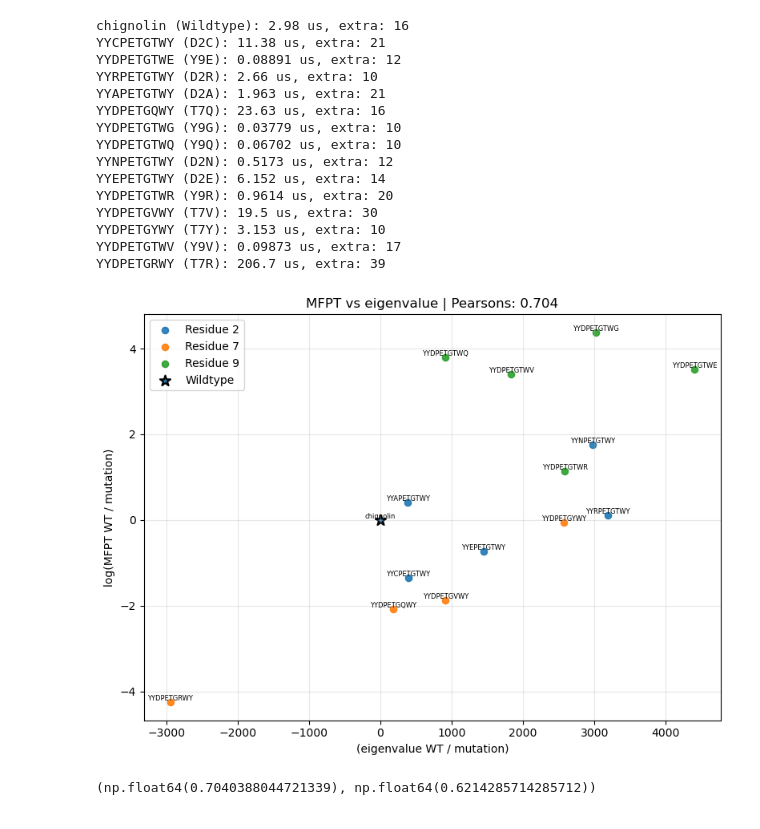
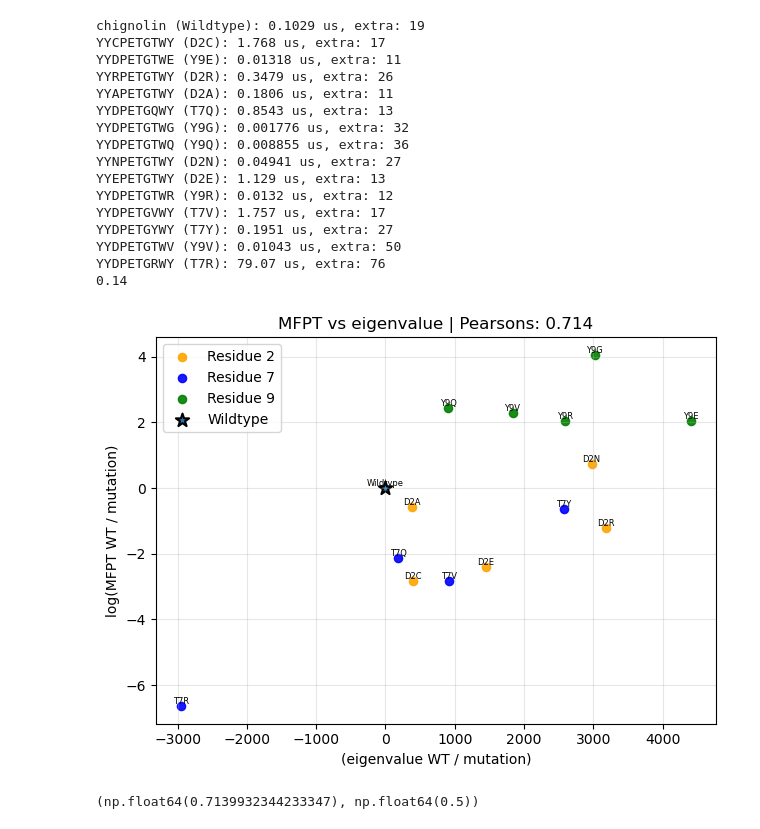
Before and after one commit to MendelsResearchGroup/guiding-peptide-kinetics, a Jupyter notebook: src/fpt.ipynb, the cells around one changed output. Drawn from its saved outputs; the diff is of its cells as text; code cells hidden in the pictures.

```diff
--- a/src/fpt.ipynb
+++ b/src/fpt.ipynb
@@ -137,70 +146,66 @@ def plot_mfpt_corr(df, prop_col, wt_label='Wildtype', group_col='residue_idx',
 
     res_keys = sorted(int(k) for k in df[group_col].dropna().unique())
     res_colors = color_map(res_keys) if 'color_map' in globals() else {k: None for k in res_keys}
-
-    plt.figure(figsize=(8, 6))
-
-    if annotate:
-        for xv, yv, name in zip(x_all[mask], y_all[mask], df.loc[mask, 'long'].to_numpy()):
-            plt.text(xv, yv, name, fontsize=6, ha='center', va='bottom')
+    res_colors[2] = 'orange'
+    res_colors[7] = 'blue'
+    res_colors[9] = 'green'
+    for xv, yv, name in zip(x_all[mask], y_all[mask], df.index.to_numpy()):
+        plt.text(xv, yv, name, fontsize=6, ha='center', va='bottom')
 
     for k in res_keys:
         sub = df[df[group_col] == k]
         x = ratio_or_raw(wt_prop, sub[prop_col].to_numpy(), log_prop)
         y = np.log(wt_mfpt / sub['mfpt'].to_numpy())
         plt.scatter(x, y, label=f"Residue {k}", s=35, alpha=0.9, c=res_colors.get(k))
 
     if not pd.isna(wt_prop):
         plt.scatter(0 if log_prop else wt_prop, 0, s=100, marker='*',
                     edgecolors='k', linewidths=1.5, label=wt_label)
 
     xlabel = (f'({prop_col} WT / mutation)'
               if log_prop and not pd.isna(wt_prop)
               else prop_col)
     plt.xlabel(xlabel)
     plt.ylabel('log(MFPT WT / mutation)')
     t = f" | Th={th:.3g}" if th is not None else ""
     plt.title(f"MFPT vs {prop_col} | Pearsons: {pearson:.3g}")
     plt.legend()
     plt.grid(True, alpha=0.3)
     plt.tight_layout()
     plt.show()
 
     return pearson, spearman
 
 
 with open("../data/mfpt-pace=25000.pkl", "rb") as f:
     all_mfpt = pickle.load(f)
 
+thresholds = np.array(list(all_mfpt['chignolin'].keys()))
 sample_size = 200
-th = thresholds[0]
+th = thresholds[1]
+
 df = collect_df(all_mfpt, th, sample_size)
-
+print(th)
 plot_mfpt_corr(df, 'eigenvalue', annotate=True)
-# plot_mfpt_corr(df, 'dot', annotate=True)
-# plot_mfpt_corr(df, 'avg_change_diff', annotate=True)
-# plot_mfpt_corr(df, 'cov_dot_product_folded', annotate=True)
-# plot_mfpt_corr(df, 'cov_dot_product_unfolded', annotate=True)
-# plot_mfpt_corr(df, 'diagonal_cov_dot_folded', annotate=True)
-# plot_mfpt_corr(df, 'diagonal_cov_dot_unfolded', annotate=True)
 # %% [output]
-chignolin (Wildtype): 2.98 us, extra: 16
-YYCPETGTWY (D2C): 11.38 us, extra: 21
-YYDPETGTWE (Y9E): 0.08891 us, extra: 12
-YYRPETGTWY (D2R): 2.66 us, extra: 10
-YYAPETGTWY (D2A): 1.963 us, extra: 21
-YYDPETGQWY (T7Q): 23.63 us, extra: 16
-YYDPETGTWG (Y9G): 0.03779 us, extra: 10
-YYDPETGTWQ (Y9Q): 0.06702 us, extra: 10
-YYNPETGTWY (D2N): 0.5173 us, extra: 12
-YYEPETGTWY (D2E): 6.152 us, extra: 14
-YYDPETGTWR (Y9R): 0.9614 us, extra: 20
-YYDPETGVWY (T7V): 19.5 us, extra: 30
-YYDPETGYWY (T7Y): 3.153 us, extra: 10
-YYDPETGTWV (Y9V): 0.09873 us, extra: 17
-YYDPETGRWY (T7R): 206.7 us, extra: 39
+chignolin (Wildtype): 0.1029 us, extra: 19
+YYCPETGTWY (D2C): 1.768 us, extra: 17
+YYDPETGTWE (Y9E): 0.01318 us, extra: 11
+YYRPETGTWY (D2R): 0.3479 us, extra: 26
+YYAPETGTWY (D2A): 0.1806 us, extra: 11
+YYDPETGQWY (T7Q): 0.8543 us, extra: 13
+YYDPETGTWG (Y9G): 0.001776 us, extra: 32
+YYDPETGTWQ (Y9Q): 0.008855 us, extra: 36
+YYNPETGTWY (D2N): 0.04941 us, extra: 27
+YYEPETGTWY (D2E): 1.129 us, extra: 13
+YYDPETGTWR (Y9R): 0.0132 us, extra: 12
+YYDPETGVWY (T7V): 1.757 us, extra: 17
+YYDPETGYWY (T7Y): 0.1951 us, extra: 27
+YYDPETGTWV (Y9V): 0.01043 us, extra: 50
+YYDPETGRWY (T7R): 79.07 us, extra: 76
+0.14
-[figure, old version]
+[figure, new version]
-(np.float64(0.7040388044721339), np.float64(0.6214285714285712))
+(np.float64(0.7139932344233347), np.float64(0.5))
 # %%
 import numpy as np
 import pandas as pd
```
Also changed, not shown: parts of 7 cells of this notebook, 17 other files.
